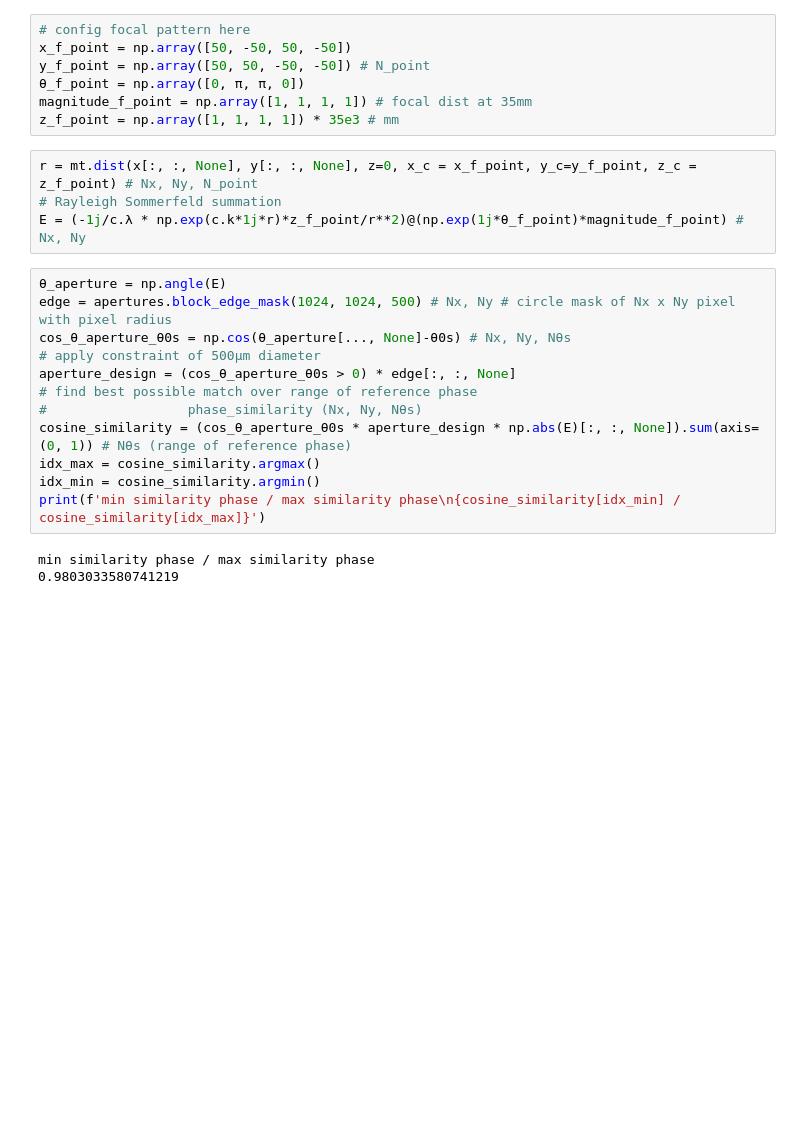
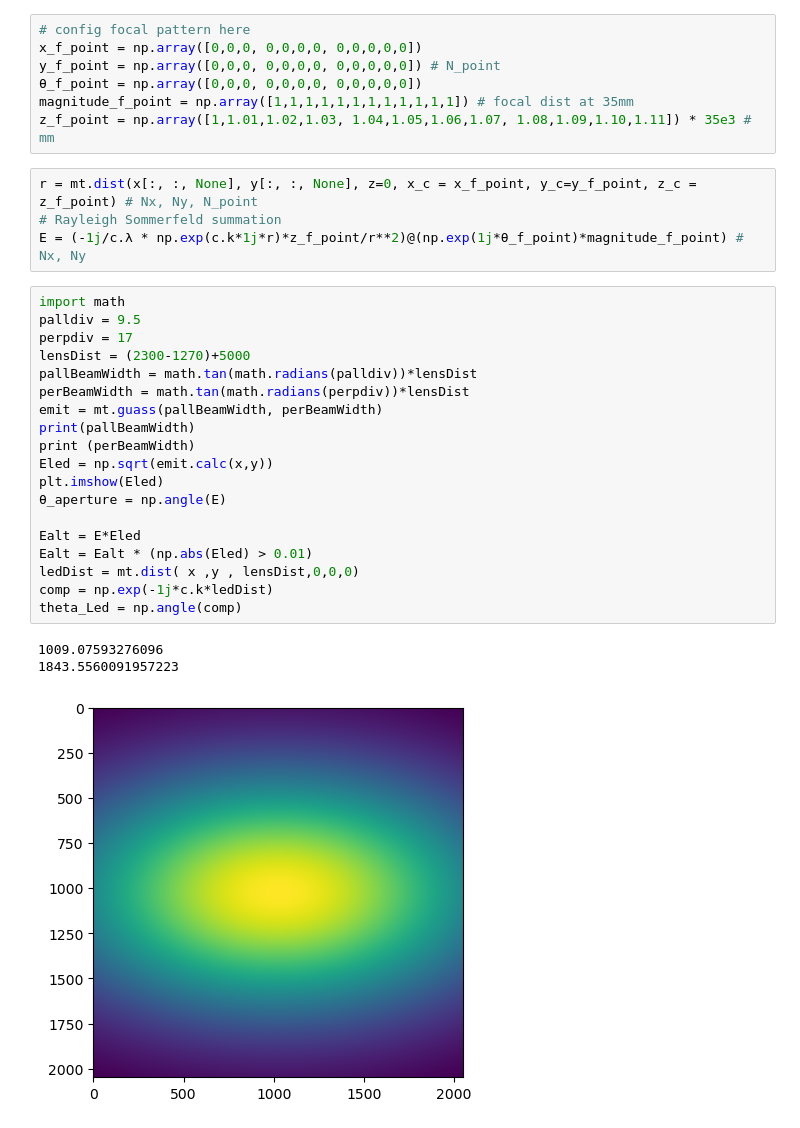
Before and after one commit to Dujxjxd4176/ASM_optics, a Jupyter notebook: create_aperture.ipynb, the cells around one changed output. Drawn from its saved outputs; the diff is of its cells as text; blank space fills up the shorter version.

```diff
--- a/create_aperture.ipynb
+++ b/create_aperture.ipynb
@@ -20,27 +23,35 @@ simulation of light at designed focal point passing back to aperture
 find phase at aperture of light propagate from a designed focal pattern
 # %%
 # config focal pattern here
-x_f_point = np.array([50, -50, 50, -50])
-y_f_point = np.array([50, 50, -50, -50]) # N_point
-θ_f_point = np.array([0, π, π, 0])
-magnitude_f_point = np.array([1, 1, 1, 1]) # focal dist at 35mm
-z_f_point = np.array([1, 1, 1, 1]) * 35e3 # mm
+x_f_point = np.array([0,0,0, 0,0,0,0, 0,0,0,0,0])
+y_f_point = np.array([0,0,0, 0,0,0,0, 0,0,0,0,0]) # N_point
+θ_f_point = np.array([0,0,0, 0,0,0,0, 0,0,0,0,0])
+magnitude_f_point = np.array([1,1,1,1,1,1,1,1,1,1,1,1]) # focal dist at 35mm
+z_f_point = np.array([1,1.01,1.02,1.03, 1.04,1.05,1.06,1.07, 1.08,1.09,1.10,1.11]) * 35e3 # mm
 # %%
 r = mt.dist(x[:, :, None], y[:, :, None], z=0, x_c = x_f_point, y_c=y_f_point, z_c = z_f_point) # Nx, Ny, N_point
 # Rayleigh Sommerfeld summation
 E = (-1j/c.λ * np.exp(c.k*1j*r)*z_f_point/r**2)@(np.exp(1j*θ_f_point)*magnitude_f_point) # Nx, Ny
-# %%
-θ_aperture = np.angle(E)
-edge = apertures.block_edge_mask(1024, 1024, 500) # Nx, Ny # circle mask of Nx x Ny pixel with pixel radius
-cos_θ_aperture_θ0s = np.cos(θ_aperture[..., None]-θ0s) # Nx, Ny, Nθs
-# apply constraint of 500μm diameter
-aperture_design = (cos_θ_aperture_θ0s > 0) * edge[:, :, None]
-# find best possible match over range of reference phase
-#                  phase_similarity (Nx, Ny, Nθs)
-cosine_similarity = (cos_θ_aperture_θ0s * aperture_design * np.abs(E)[:, :, None]).sum(axis=(0, 1)) # Nθs (range of reference phase)
-idx_max = cosine_similarity.argmax()
-idx_min = cosine_similarity.argmin()
-print(f'min similarity phase / max similarity phase\n{cosine_similarity[idx_min] / cosine_similarity[idx_max]}')
-# %% [output]
-min similarity phase / max similarity phase
-0.9803033580741219
+# %%
+import math
+palldiv = 9.5
+perpdiv = 17
+lensDist = (2300-1270)+5000
+pallBeamWidth = math.tan(math.radians(palldiv))*lensDist
+perBeamWidth = math.tan(math.radians(perpdiv))*lensDist
+emit = mt.guass(pallBeamWidth, perBeamWidth)
+print(pallBeamWidth)
+print (perBeamWidth)
+Eled = np.sqrt(emit.calc(x,y))
+plt.imshow(Eled)
+θ_aperture = np.angle(E)
+
+Ealt = E*Eled
+Ealt = Ealt * (np.abs(Eled) > 0.01)
+ledDist = mt.dist( x ,y , lensDist,0,0,0)
+comp = np.exp(-1j*c.k*ledDist)
+theta_Led = np.angle(comp)
+# %% [output]
+1009.07593276096
+1843.5560091957223
+[figure, added]
```
Also changed, not shown: parts of 8 cells of this notebook, 26 other files.
